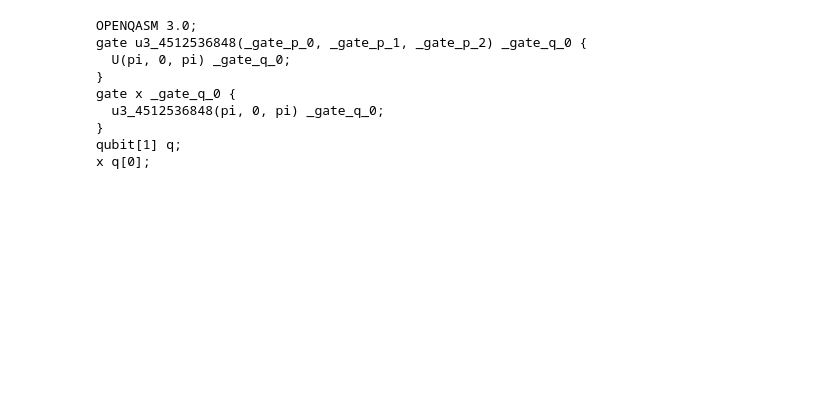
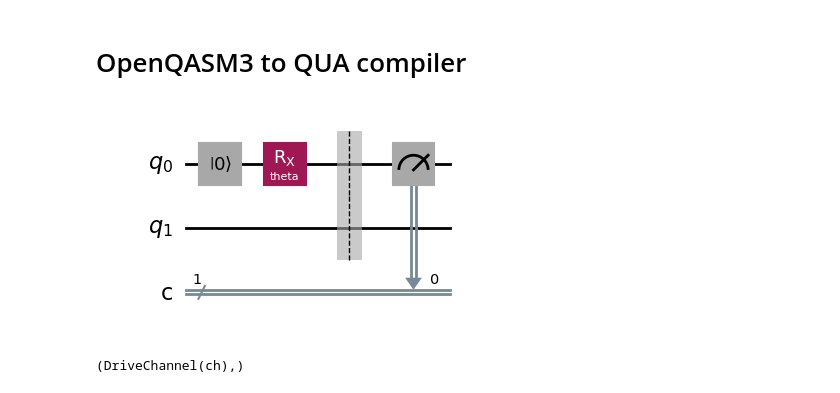
Before and after one commit to arthurostrauss/Quantum_Optimal_Control, a Jupyter notebook: pulse_level/qua/Draftbook.ipynb, the cells around one changed output. Drawn from its saved outputs; the diff is of its cells as text; code cells hidden in the pictures; blank space fills up the shorter version.

```diff
--- a/pulse_level/qua/Draftbook.ipynb
+++ b/pulse_level/qua/Draftbook.ipynb
@@ -208,23 +200,61 @@ from qiskit import QuantumRegister
 qr = QuantumRegister(2)
 layout = Layout({qr[0]: 2, qr[1]: 1})
 layout.get_physical_bits()
+# %% [markdown]
+# OpenQASM3 to QUA compiler
+# %%
+from qiskit.circuit import Gate
+
+
+class MyGate(Gate):
+    def __init__(self, theta):
+        super().__init__("my_gate", 1, [theta])
+
+    def _define(self):
+        from qiskit.circuit import QuantumCircuit
+
+        qc = QuantumCircuit(1)
+        qc.rx(self.params[0], 0)
+        self._definition = qc
+
+    def inverse(self, annotated=False):
+        return MyGate(-self.params[0])
 # %%
 from qiskit.qasm3 import dumps
-from qiskit.circuit import Parameter, QuantumCircuit
+from qiskit import transpile
+from qiskit.circuit import Parameter, QuantumCircuit, Gate
+from qiskit import pulse
+from qiskit_ibm_runtime.fake_provider import FakeJakartaV2
+import numpy as np
 
-qc = QuantumCircuit(1)
+qc = QuantumCircuit(2, 1)
 param = Parameter("theta")
-qc.x(0)
+my_gate = MyGate(param)
+qc.reset(0)
+qc.rx(param, 0)
+qc.barrier()
+# qc.append(my_gate, [0])
+qc.measure(0, 0)
 
-openqasm = dumps(qc, includes=())
-print(openqasm)
+with pulse.build() as sched:
+    pulse.play(
+        pulse.Drag(amp=param, sigma=0.1, beta=0.5, duration=160), pulse.DriveChannel(0)
+    )
+qc.add_calibration(my_gate, [0], sched)
+
+# backend = FakeJakartaV2()
+# qc = transpile(qc, backend, scheduling_method="asap")
+qc.draw("mpl")
 # %% [output]
-OPENQASM 3.0;
-gate u3_4512536848(_gate_p_0, _gate_p_1, _gate_p_2) _gate_q_0 {
-  U(pi, 0, pi) _gate_q_0;
-}
-gate x _gate_q_0 {
-  u3_4512536848(pi, 0, pi) _gate_q_0;
-}
-qubit[1] q;
-x q[0];
+[figure, added]
+# %%
+ch_param = Parameter("ch")
+amp_param = Parameter("amp")
+with pulse.build() as sched:
+    pulse.play(
+        pulse.Drag(amp=amp_param, sigma=0.1, beta=0.5, duration=160),
+        pulse.DriveChannel(ch_param),
+    )
+sched.channels
+# %% [output]
+(DriveChannel(ch),)
```
Also changed, not shown: parts of 28 cells of this notebook, 2 other files.
